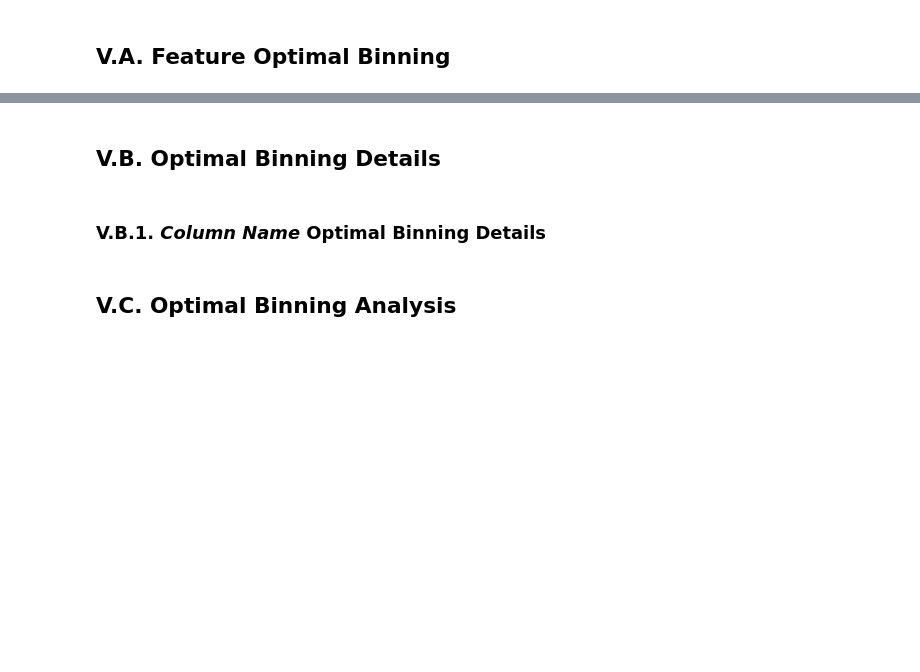
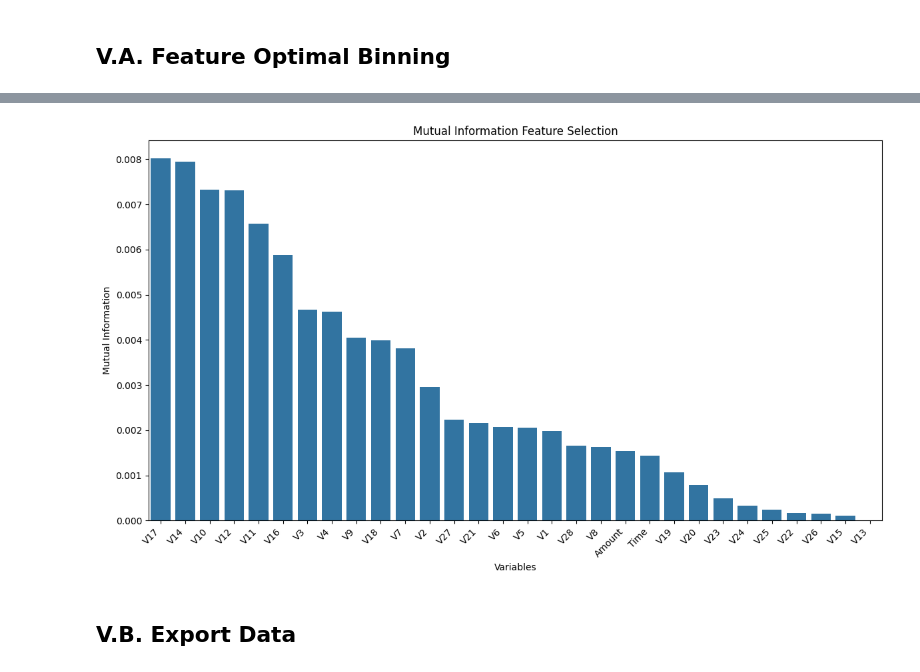
Before and after one commit to Delphinoc/credit_card_fraud_detection, a Jupyter notebook: notebooks/3_feature_engineering/feature_engineering.ipynb, the cells around one changed output, grey strips where cells are left out. Saved outputs shown, nothing was run; the diff lists cells and outputs as text; code cells hidden in the pictures; blank space fills up the shorter version.

```diff
--- a/notebooks/3_feature_engineering/feature_engineering.ipynb
+++ b/notebooks/3_feature_engineering/feature_engineering.ipynb
@@ -200,0 +216,19 @@ feature_optimal_binning_summary.to_csv(
+# %%
+mi_scores = mutual_info_classif(
+    X_train_scaled,
+    y_train,
+    random_state=42
+)
+
+mi_table = pd.DataFrame({
+    "variables": X_train_scaled.columns,
+    "mutual_information": mi_scores
+})
+
+mi_table = mi_table.sort_values(
+    by="mutual_information",
+    ascending=False,
+    ignore_index=True
+)
+
+mi_table
@@ -201,4 +253,19 @@ feature_optimal_binning_summary.to_csv(
+# %%
+plt.figure(figsize=(12, 7))
+
+sns.barplot(
+    data=mi_table,
+    x="variables",
+    y="mutual_information"
+)
+
+plt.title("Mutual Information Feature Selection")
+plt.xlabel("Variables")
+plt.ylabel("Mutual Information")
+plt.xticks(rotation=45, ha="right")
+plt.tight_layout()
+plt.show()
+# %% [output]
+[figure, added]
 # %% [markdown]
-## V.B. Optimal Binning Details
+## V.B. Export Data
-# %% [markdown]
-### V.B.1. _Column Name_ Optimal Binning Details
@@ -212,2 +271,0 @@ optb.binning_table.plot(metric="event_rate")
-# %% [markdown]
-## V.C. Optimal Binning Analysis
```
Also changed, not shown: parts of 72 cells of this notebook, 4 other files.
